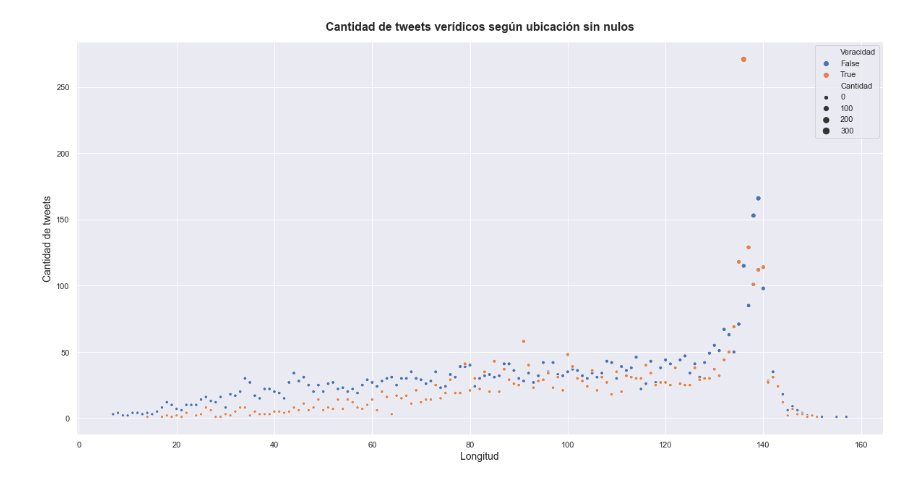
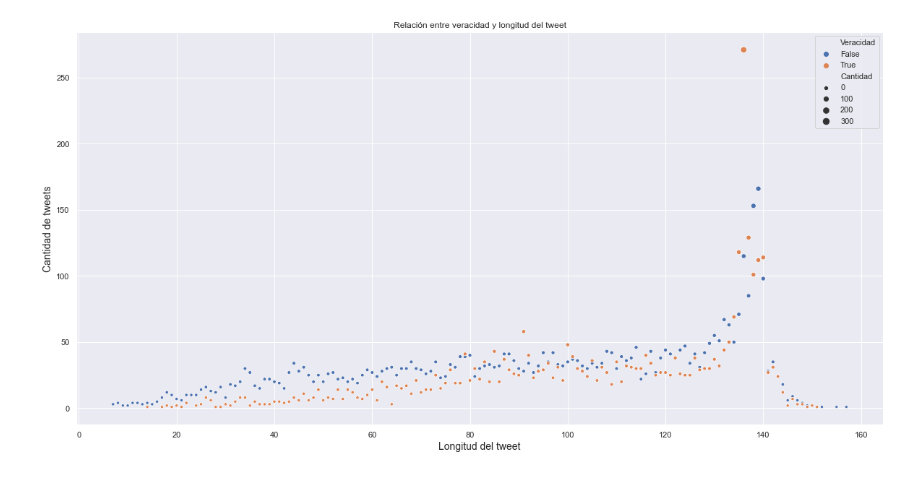
Before and after one commit to tporganizaciondedatos1c2020/TP1, a Jupyter notebook: AnalisisDeTweetsPorLongitudyVeracidad.ipynb, the cells around one changed output. Drawn from its saved outputs; the diff is of its cells as text; code cells hidden in the pictures.

Commit message:
Cambios en los gráficos y correción de nulos para el análisis

```diff
--- a/AnalisisDeTweetsPorLongitudyVeracidad.ipynb
+++ b/AnalisisDeTweetsPorLongitudyVeracidad.ipynb
@@ -14,23 +14,19 @@ len(dataset[(dataset.keyword.str.contains('NaN')) |\
 grupo = dataset.fillna(value='NaN')
 # %%
 #Tweets por longitud y veracidad
-
 grupo = dataset.groupby(['longitud', 'target']).agg({'target':['count']})
 grupo.columns = ['Cantidad']
 
 grupo = grupo.reset_index()
 grupo = grupo.rename(columns={'target':'Veracidad'})
 
-
 sns.set()
+fig, ax = plt.subplots()
 ax = sns.scatterplot(x = 'longitud', y = 'Cantidad', data = grupo, hue = 'Veracidad', size = 'Cantidad')
+ax.set_ylabel('Cantidad de tweets',fontsize=14)
+plt.xlabel("Longitud del tweet",fontsize=14)
 ax.set_title('Relación entre veracidad y longitud del tweet')
 fig = ax.get_figure()
-ax.set_ylabel('Cantidad de tweets',fontsize=14)
-plt.xlabel("Longitud",fontsize=14)
-ax.set_title('Cantidad de tweets verídicos según ubicación sin nulos',\
-             fontsize=16,fontweight='bold', pad = 15)
-plt.show()
-# fig.savefig('figure.png')
+#fig.savefig('figure.png')
 # %% [output]
-[figure, old version]
+[figure, new version]
```
Also changed, not shown: 3 other files.
